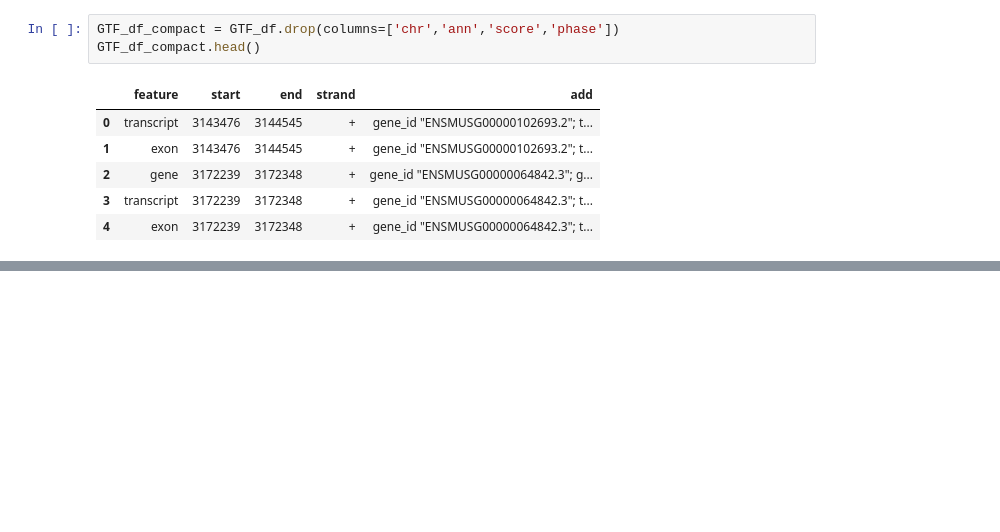
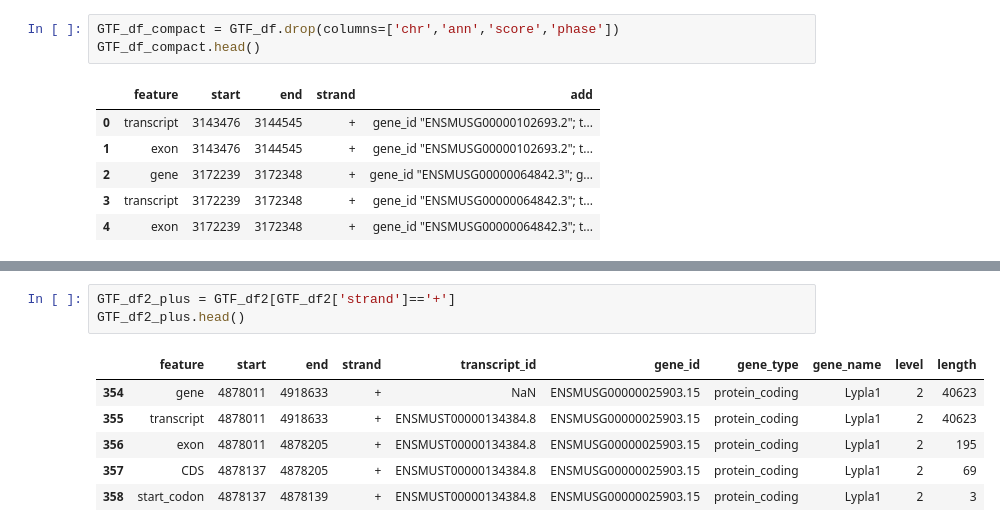
Before and after one commit to kangjunseo/Bioinformatics, a Jupyter notebook: QBioLab_Internship/Mission3.ipynb, the cells around one changed output, grey strips where cells are left out. Drawn from its saved outputs; the diff is of its cells as text; blank space fills up the shorter version.

```diff
--- a/QBioLab_Internship/Mission3.ipynb
+++ b/QBioLab_Internship/Mission3.ipynb
@@ -206 +192,11 @@ GTF_df_plus.head()
+# %%
+GTF_df2_plus = GTF_df2[GTF_df2['strand']=='+']
+GTF_df2_plus.head()
+# %% [output]
+|  | feature | start | end | strand | transcript_id | gene_id | gene_type | gene_name | level | length |
+| 354 | gene | 4878011 | 4918633 | + | NaN | ENSMUSG00000025903.15 | protein_coding | Lypla1 | 2 | 40623 |
+| 355 | transcript | 4878011 | 4918633 | + | ENSMUST00000134384.8 | ENSMUSG00000025903.15 | protein_coding | Lypla1 | 2 | 40623 |
+| 356 | exon | 4878011 | 4878205 | + | ENSMUST00000134384.8 | ENSMUSG00000025903.15 | protein_coding | Lypla1 | 2 | 195 |
+| 357 | CDS | 4878137 | 4878205 | + | ENSMUST00000134384.8 | ENSMUSG00000025903.15 | protein_coding | Lypla1 | 2 | 69 |
+| 358 | start_codon | 4878137 | 4878139 | + | ENSMUST00000134384.8 | ENSMUSG00000025903.15 | protein_coding | Lypla1 | 2 | 3 |
 # %%
```
Also changed, not shown: parts of 13 cells of this notebook.
